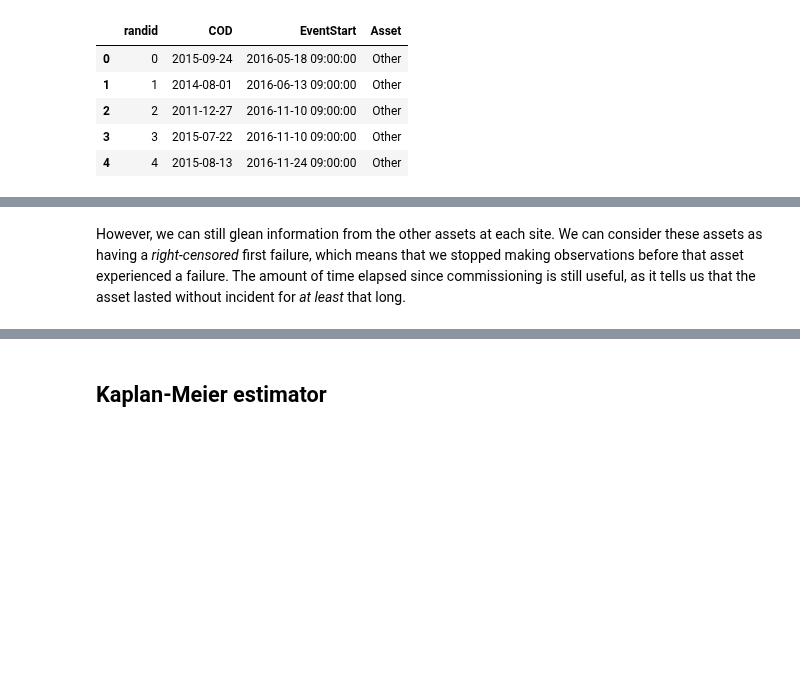
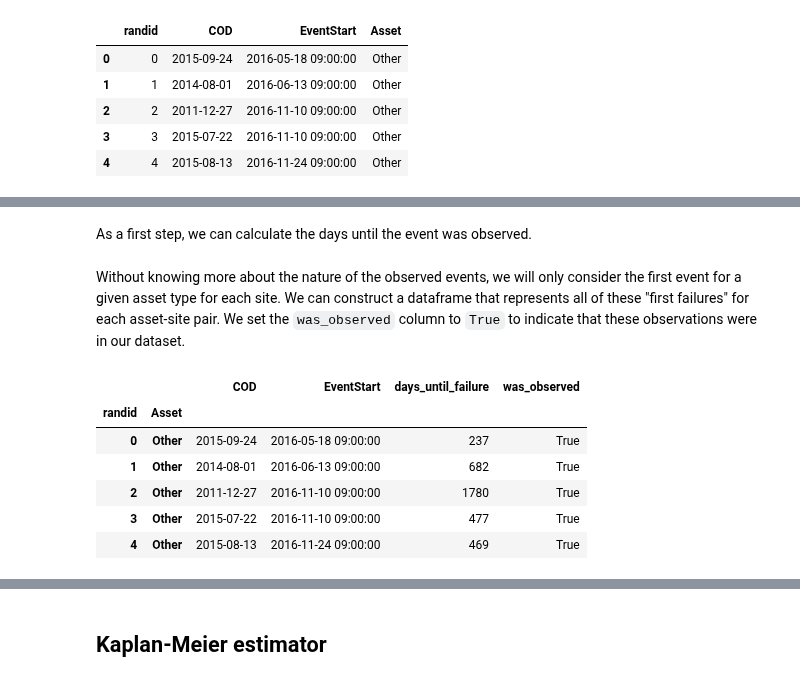
Before and after one commit to sandialabs/pvOps, a Jupyter notebook: tutorials/tutorial_timeseries_survival_analysis.ipynb, the cells around one changed output, grey strips where cells are left out. Drawn from its saved outputs; the diff is of its cells as text; code cells hidden in the pictures; blank space fills up the shorter version.

```diff
--- a/tutorials/tutorial_timeseries_survival_analysis.ipynb
+++ b/tutorials/tutorial_timeseries_survival_analysis.ipynb
@@ -40,7 +58,4 @@ Without knowing more about the nature of the observed events and how they may im
+# %% [markdown]
+As a first step, we can calculate the days until the event was observed.
 # %%
-first_fails_df = om_df.groupby('randid').first()
-first_fails_df['time_to_failure_days'] = (pd.to_datetime(om_df['EventStart'])
-                                          - pd.to_datetime(om_df['COD'])
-                                          ).dt.days
+om_df['days_until_failure'] = (pd.to_datetime(om_df['EventStart']) - pd.to_datetime(om_df['COD'])).dt.days
-# %% [markdown]
-However, we can still glean information from the other assets at each site. We can consider these assets as having a _right-censored_ first failure, which means that we stopped making observations before that asset experienced a failure. The amount of time elapsed since commissioning is still useful, as it tells us that the asset lasted without incident for _at least_ that long.
@@ -66,0 +62,14 @@ for randid in first_fails_df.index:
+# %% [markdown]
+Without knowing more about the nature of the observed events, we will only consider the first event for a given asset type for each site. We can construct a dataframe that represents all of these "first failures" for each asset-site pair. We set the `was_observed` column to `True` to indicate that these observations were in our dataset.
+# %%
+first_fails_df = om_df.groupby(['randid','Asset']).first()
+first_fails_df['was_observed'] = True
+first_fails_df.head(5)
+# %% [output]
+|  |  | COD | EventStart | days_until_failure | was_observed |
+| randid | Asset |  |  |  |  |
+| 0 | Other | 2015-09-24 | 2016-05-18 09:00:00 | 237 | True |
+| 1 | Other | 2014-08-01 | 2016-06-13 09:00:00 | 682 | True |
+| 2 | Other | 2011-12-27 | 2016-11-10 09:00:00 | 1780 | True |
+| 3 | Other | 2015-07-22 | 2016-11-10 09:00:00 | 477 | True |
+| 4 | Other | 2015-08-13 | 2016-11-24 09:00:00 | 469 | True |
```
Also changed, not shown: parts of 27 cells of this notebook.
